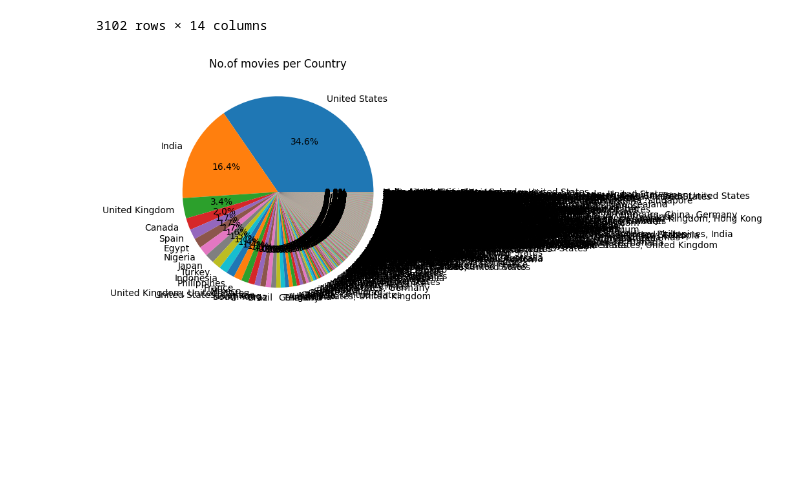
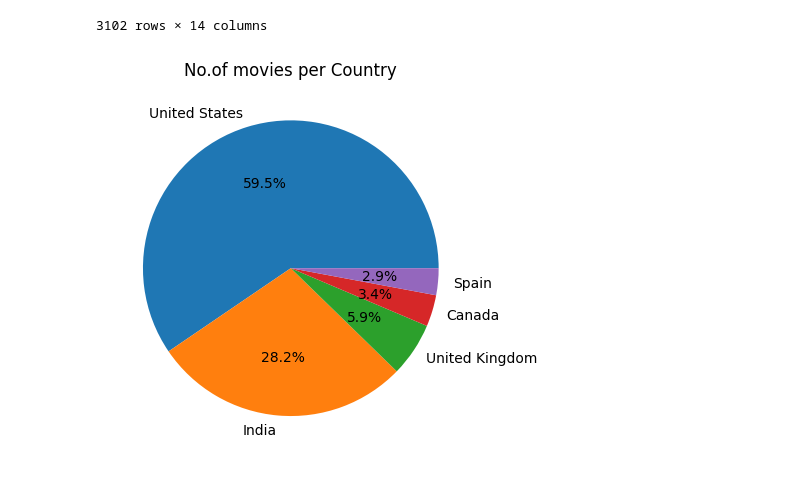
Before and after one commit to MeetSolanki100/SynapseTasks, a Jupyter notebook: Task2.ipynb, the cells around one changed output. Saved outputs shown, nothing was run; the diff lists cells and outputs as text; code cells hidden in the pictures; blank space fills up the shorter version.

```diff
--- a/Task2.ipynb
+++ b/Task2.ipynb
@@ -97,8 +97,8 @@ result_df
 3102 rows × 14 columns
 # %%
 
-plt.pie(smol_df.values, labels=smol_df.index, autopct='%1.1f%%')
+plt.pie(top.values, labels=top.index, autopct='%1.1f%%')
 plt.title('No.of movies per Country')
 plt.show()
 # %% [output]
-[figure, old version]
+[figure, new version]
```
